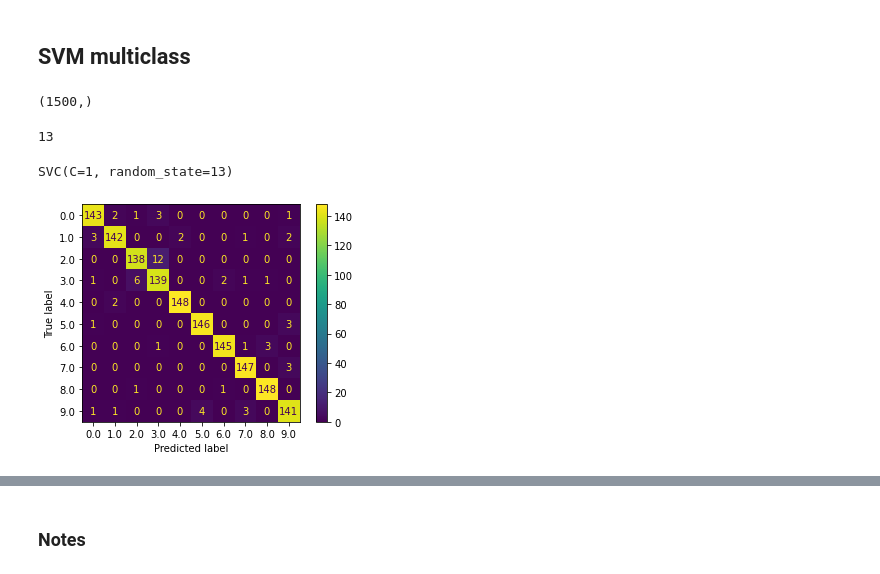
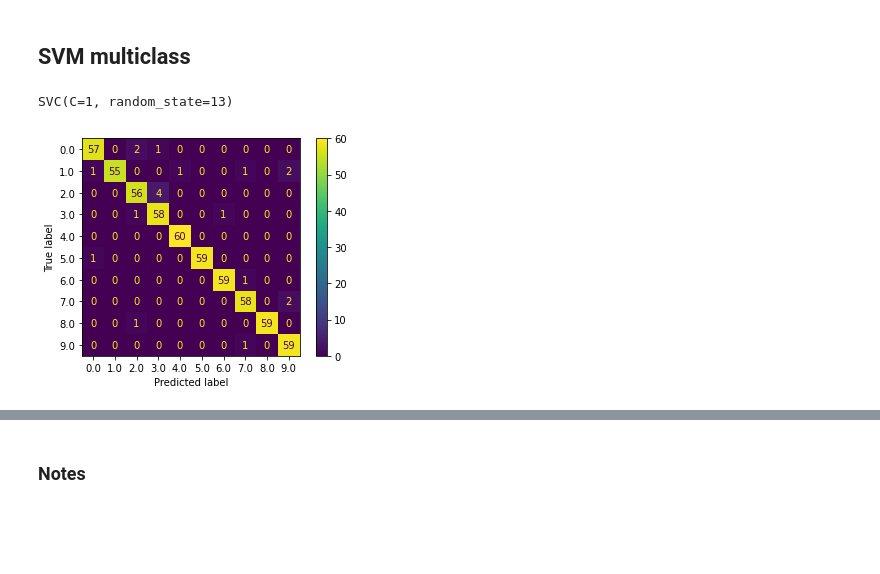
Before and after one commit to FrancescoZumo/CMLS-homework-1, a Jupyter notebook: spoken_digit_classification_svm.ipynb, the cells around one changed output, grey strips where cells are left out. Drawn from its saved outputs; the diff is of its cells as text; code cells hidden in the pictures; blank space fills up the shorter version.

```diff
--- a/spoken_digit_classification_svm.ipynb
+++ b/spoken_digit_classification_svm.ipynb
@@ -39,9 +40,7 @@ ipd.Audio(audio, rate=fs) # load the file
 # %%
 df = pd.DataFrame(class_train_files)
 # split the data into train and test set (for now 10% test)
-train, test = train_test_split(df, test_size=0.5, random_state=42, shuffle=True)
-print(train.shape[0])
-print(test.shape[0])
-
-x = np.empty(train.shape[0], object)
+train, test = train_test_split(df, test_size=0.2, random_state=42, shuffle=True)
+print(train.shape)
+print(test.shape)
 # %% [output]
@@ -136,19 +135,15 @@ X_test = np.concatenate((dict_test_mfcc['zero'], dict_test_mfcc['one'], dict_tes
 feat_max = np.max(X_train, axis=0)
 feat_min = np.min(X_train, axis=0)
 
-X_train_normalized = (X_train - feat_min) / (feat_max - feat_min)
-X_test_normalized = (X_test - feat_min) / (feat_max - feat_min)
+from sklearn.preprocessing import StandardScaler
+scaler = StandardScaler().fit(X_train)
+X_train_scaled = scaler.transform(X_train)
+X_test_scaled = scaler.transform(X_test)
+#X_train_normalized = (X_train - feat_min) / (feat_max - feat_min)
+#X_test_normalized = (X_test - feat_min) / (feat_max - feat_min)
 
 Y_train = np.concatenate((np.zeros(dict_train_mfcc['zero'].shape[0]), np.ones(dict_train_mfcc['one'].shape[0]), np.ones(dict_train_mfcc['two'].shape[0])*2, np.ones(dict_train_mfcc['three'].shape[0])*3, np.ones(dict_train_mfcc['four'].shape[0])*4, np.ones(dict_train_mfcc['five'].shape[0])*5, np.ones(dict_train_mfcc['six'].shape[0])*6, np.ones(dict_train_mfcc['seven'].shape[0])*7, np.ones(dict_train_mfcc['eight'].shape[0])*8, np.ones(dict_train_mfcc['nine'].shape[0])*9), axis=0)
 Y_test = np.concatenate((np.zeros(dict_test_mfcc['zero'].shape[0]), np.ones(dict_test_mfcc['one'].shape[0]), np.ones(dict_test_mfcc['two'].shape[0])*2, np.ones(dict_test_mfcc['three'].shape[0])*3, np.ones(dict_test_mfcc['four'].shape[0])*4, np.ones(dict_test_mfcc['five'].shape[0])*5, np.ones(dict_test_mfcc['six'].shape[0])*6, np.ones(dict_test_mfcc['seven'].shape[0])*7, np.ones(dict_test_mfcc['eight'].shape[0])*8, np.ones(dict_test_mfcc['nine'].shape[0])*9), axis=0)
-# %%
-Y_train.shape
-# %% [output]
-(1500,)
-# %%
-X_train.shape[1]
-# %% [output]
-13
 # %%
 SVM_parameters={
     'C': 1,
@@ -157,12 +152,12 @@ SVM_parameters={
 }
 
 clf = svm.SVC(**SVM_parameters)
-clf.fit(X_train_normalized, Y_train)
+clf.fit(X_train_scaled, Y_train)
 # %% [output]
 SVC(C=1, random_state=13)
 # %%
-plot_confusion_matrix(clf, X_test_normalized, Y_test)
+plot_confusion_matrix(clf, X_test_scaled, Y_test)
 plt.show()
 # %% [output]
-[figure, old version]
+[figure, new version]
 # %%
```
Also changed, not shown: parts of 10 cells of this notebook.
